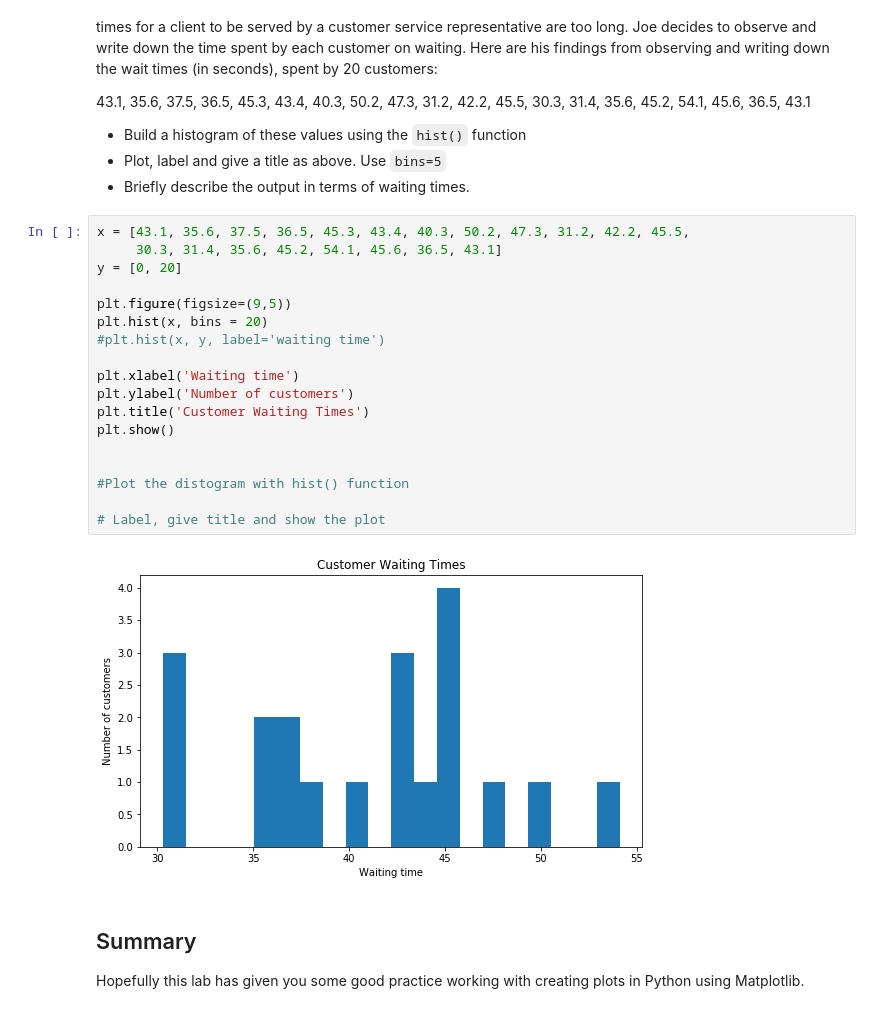
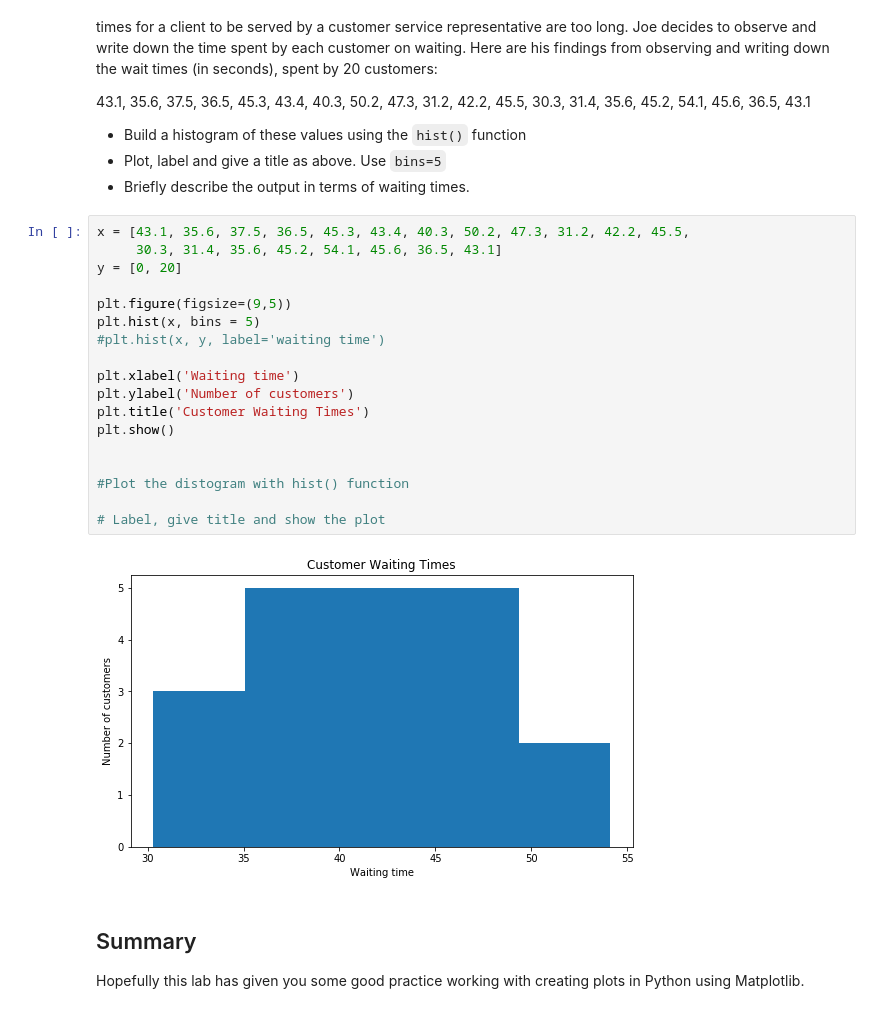
Before and after one commit to MaiaNgo/dsc-data-viz-lab-atlanta-ds-062419, a Jupyter notebook: index.ipynb, the cells around one changed output. Drawn from its saved outputs; the diff is of its cells as text.

```diff
--- a/index.ipynb
+++ b/index.ipynb
@@ -107,23 +107,23 @@ Joe is the branch manager at a bank. Recently, Joe been receiving customer feedb
 # %%
 x = [43.1, 35.6, 37.5, 36.5, 45.3, 43.4, 40.3, 50.2, 47.3, 31.2, 42.2, 45.5,
      30.3, 31.4, 35.6, 45.2, 54.1, 45.6, 36.5, 43.1]
 y = [0, 20]
 
 plt.figure(figsize=(9,5))
-plt.hist(x, bins = 20)
+plt.hist(x, bins = 5)
 #plt.hist(x, y, label='waiting time')
 
 plt.xlabel('Waiting time')
 plt.ylabel('Number of customers')
 plt.title('Customer Waiting Times')
 plt.show()
 
 
 #Plot the distogram with hist() function
 
 # Label, give title and show the plot
 # %% [output]
-[figure, old version]
+[figure, new version]
 # %% [markdown]
 ## Summary
 
```
